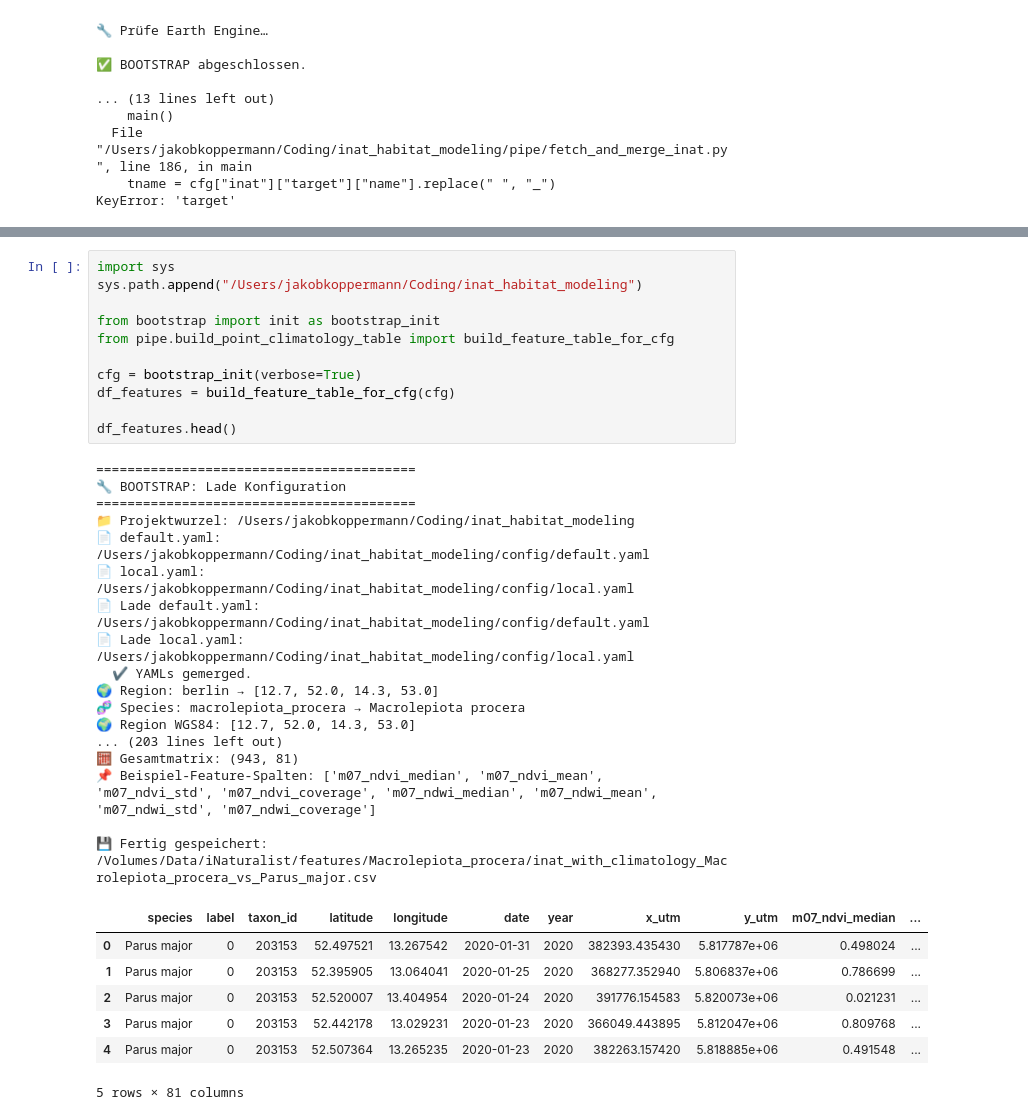
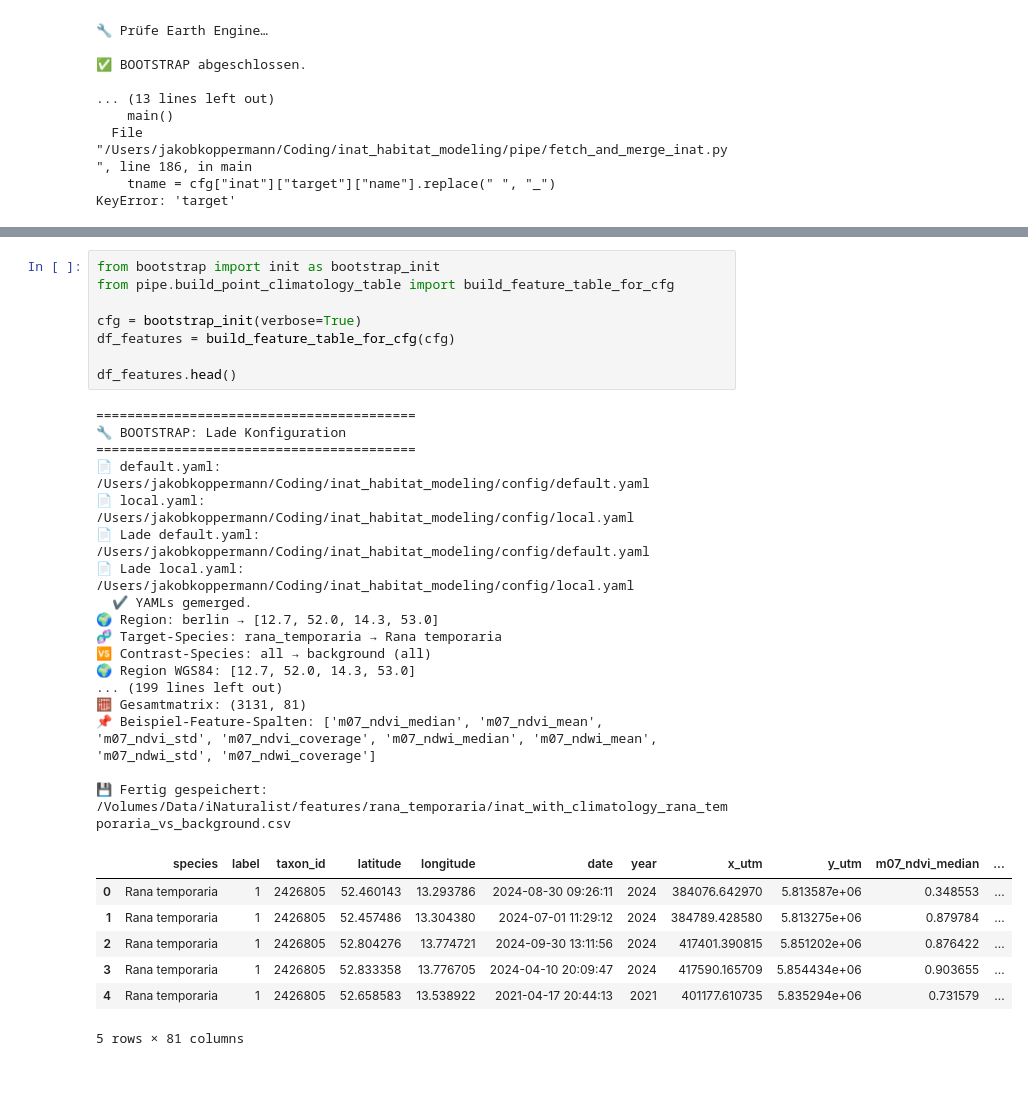
Before and after one commit to Jkoeppens/inat_habitat_modeling, a Jupyter notebook: Notebooks/full Pipeline.ipynb, the cells around one changed output, grey strips where cells are left out. Cells and saved outputs as stored; diff of their text form; blank space fills up the shorter version.

```diff
--- a/Notebooks/full Pipeline.ipynb
+++ b/Notebooks/full Pipeline.ipynb
@@ -711,36 +623,33 @@ berlin_GEE_MONTHLY_2024_12_AUTOCORR.tif
 # %%
-import sys
-sys.path.append("/Users/jakobkoppermann/Coding/inat_habitat_modeling")
-
 from bootstrap import init as bootstrap_init
 from pipe.build_point_climatology_table import build_feature_table_for_cfg
 
 cfg = bootstrap_init(verbose=True)
 df_features = build_feature_table_for_cfg(cfg)
 
 df_features.head()
 # %% [output]
 =========================================
 🔧 BOOTSTRAP: Lade Konfiguration
 =========================================
-📁 Projektwurzel: /Users/jakobkoppermann/Coding/inat_habitat_modeling
 📄 default.yaml: /Users/jakobkoppermann/Coding/inat_habitat_modeling/config/default.yaml
 📄 local.yaml:   /Users/jakobkoppermann/Coding/inat_habitat_modeling/config/local.yaml
 📄 Lade default.yaml: /Users/jakobkoppermann/Coding/inat_habitat_modeling/config/default.yaml
 📄 Lade local.yaml: /Users/jakobkoppermann/Coding/inat_habitat_modeling/config/local.yaml
   ✔ YAMLs gemerged.
 🌍 Region: berlin → [12.7, 52.0, 14.3, 53.0]
-🧬 Species: macrolepiota_procera → Macrolepiota procera
+🧬 Target-Species: rana_temporaria → Rana temporaria
+🆚 Contrast-Species: all → background (all)
 🌍 Region WGS84: [12.7, 52.0, 14.3, 53.0]
-... (203 lines left out)
-🧮 Gesamtmatrix: (943, 81)
+... (199 lines left out)
+🧮 Gesamtmatrix: (3131, 81)
 📌 Beispiel-Feature-Spalten: ['m07_ndvi_median', 'm07_ndvi_mean', 'm07_ndvi_std', 'm07_ndvi_coverage', 'm07_ndwi_median', 'm07_ndwi_mean', 'm07_ndwi_std', 'm07_ndwi_coverage']
 
-💾 Fertig gespeichert: /Volumes/Data/iNaturalist/features/Macrolepiota_procera/inat_with_climatology_Macrolepiota_procera_vs_Parus_major.csv
+💾 Fertig gespeichert: /Volumes/Data/iNaturalist/features/rana_temporaria/inat_with_climatology_rana_temporaria_vs_background.csv
 |  | species | label | taxon_id | latitude | longitude | date | year | x_utm | y_utm | m07_ndvi_median | ... |
-| 0 | Parus major | 0 | 203153 | 52.497521 | 13.267542 | 2020-01-31 | 2020 | 382393.435430 | 5.817787e+06 | 0.498024 | ... |
-| 1 | Parus major | 0 | 203153 | 52.395905 | 13.064041 | 2020-01-25 | 2020 | 368277.352940 | 5.806837e+06 | 0.786699 | ... |
-| 2 | Parus major | 0 | 203153 | 52.520007 | 13.404954 | 2020-01-24 | 2020 | 391776.154583 | 5.820073e+06 | 0.021231 | ... |
-| 3 | Parus major | 0 | 203153 | 52.442178 | 13.029231 | 2020-01-23 | 2020 | 366049.443895 | 5.812047e+06 | 0.809768 | ... |
-| 4 | Parus major | 0 | 203153 | 52.507364 | 13.265235 | 2020-01-23 | 2020 | 382263.157420 | 5.818885e+06 | 0.491548 | ... |
+| 0 | Rana temporaria | 1 | 2426805 | 52.460143 | 13.293786 | 2024-08-30 09:26:11 | 2024 | 384076.642970 | 5.813587e+06 | 0.348553 | ... |
+| 1 | Rana temporaria | 1 | 2426805 | 52.457486 | 13.304380 | 2024-07-01 11:29:12 | 2024 | 384789.428580 | 5.813275e+06 | 0.879784 | ... |
+| 2 | Rana temporaria | 1 | 2426805 | 52.804276 | 13.774721 | 2024-09-30 13:11:56 | 2024 | 417401.390815 | 5.851202e+06 | 0.876422 | ... |
+| 3 | Rana temporaria | 1 | 2426805 | 52.833358 | 13.776705 | 2024-04-10 20:09:47 | 2024 | 417590.165709 | 5.854434e+06 | 0.903655 | ... |
+| 4 | Rana temporaria | 1 | 2426805 | 52.658583 | 13.538922 | 2021-04-17 20:44:13 | 2021 | 401177.610735 | 5.835294e+06 | 0.731579 | ... |
 5 rows × 81 columns
```
Also changed, not shown: parts of 29 cells of this notebook, 57 other files.
